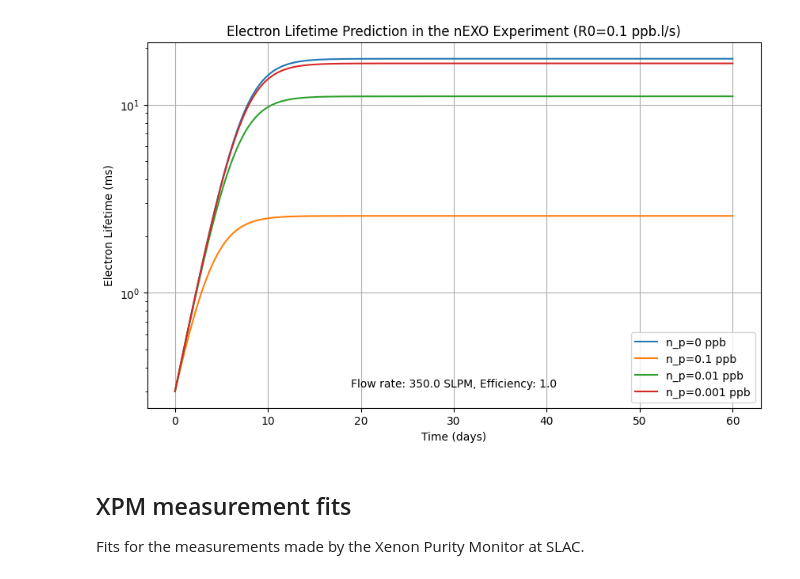
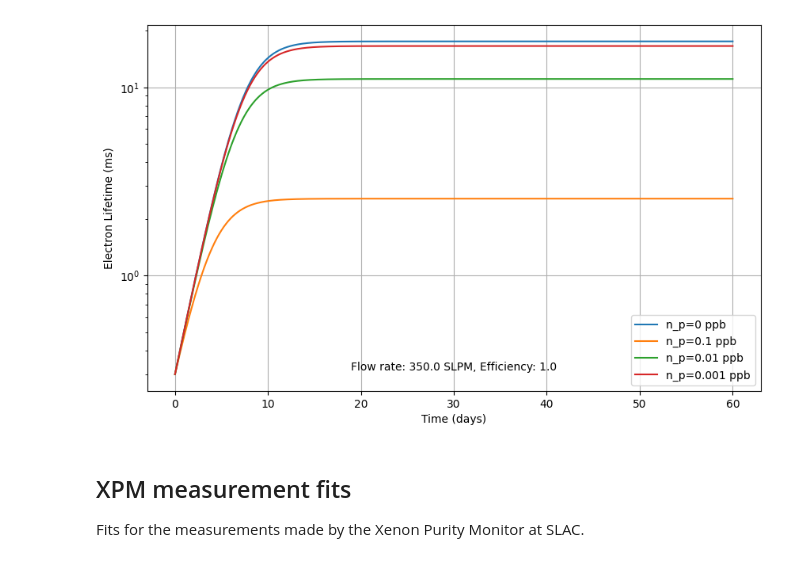
Before and after one commit to antoine-amy/Electronegative_impurities, a Jupyter notebook: Electronegative_impurities_studies.ipynb, the cells around one changed output. Drawn from its saved outputs; the diff is of its cells as text; code cells hidden in the pictures.

```diff
--- a/Electronegative_impurities_studies.ipynb
+++ b/Electronegative_impurities_studies.ipynb
@@ -59,31 +62,31 @@ plt.show()
 # %%
 # This time keeping R0 constant, but with multiple n_p values
 F = 350/60  # in liter/sec, xenon gas circulation flow rate
 R0=0.1 # in ppb liter/sec, total out-diffusion rate
 n_p_values = [0, 0.1, 0.01, 0.001] # in ppb, purifier output impurity concentration
 
 # Prepare a plot with a specified figure size
 plt.figure(figsize=(10, 6))
 
 # Calculate electron lifetime and plot for each n_p
 for n_p in n_p_values:
     electron_lifetimes = [enf.electron_lifetime(sec, M_nEXO, p_LXe, n0, F, eta, R0, alpha, n_p) for sec in seconds]
 
     # Plotting, while dividing 'seconds' by the number of seconds in a day to convert to days
     plt.plot(seconds / (24*60*60), electron_lifetimes, label=f'n_p={n_p} ppb')
 
 # Configuring the plot's settings
-plt.title(f'Electron Lifetime Prediction in the nEXO Experiment (R0={R0} ppb.l/s)')
+#plt.title(f'Electron Lifetime Prediction in the nEXO Experiment (R0={R0} ppb.l/s)')
 plt.xlabel('Time (days)')
 plt.ylabel('Electron Lifetime (ms)')
 plt.yscale('log')
 plt.legend()
 plt.text(0.5, 0.05, f'Flow rate: {F*60} SLPM, Efficiency: {eta}', ha='center', va='bottom', transform=plt.gca().transAxes)
 plt.grid(True)
 
 plt.show()
 # %% [output]
-[figure, old version]
+[figure, new version]
 # %% [markdown]
 ## XPM measurement fits
 
```
Also changed, not shown: parts of 25 cells of this notebook, 6 other files.
